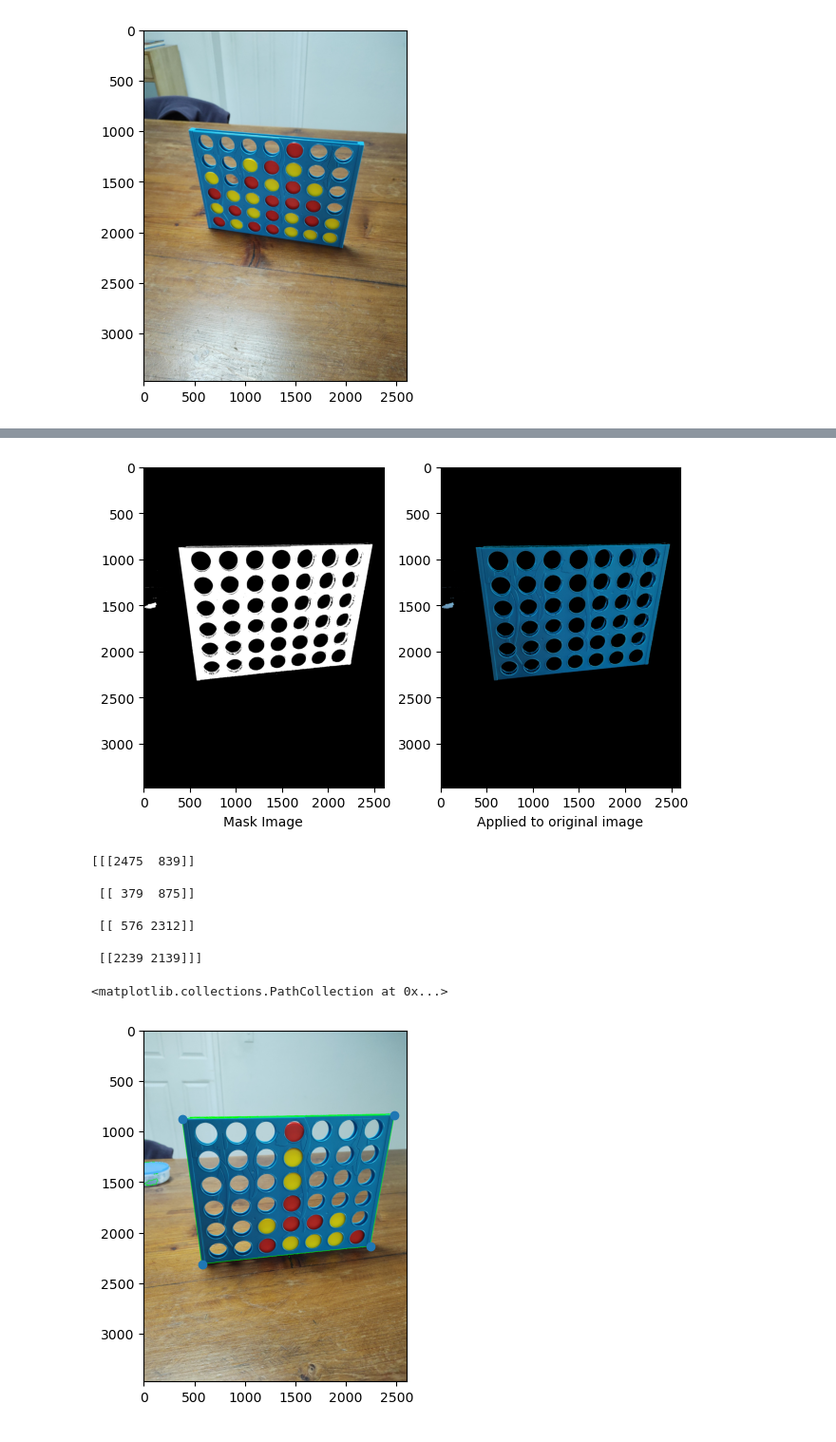
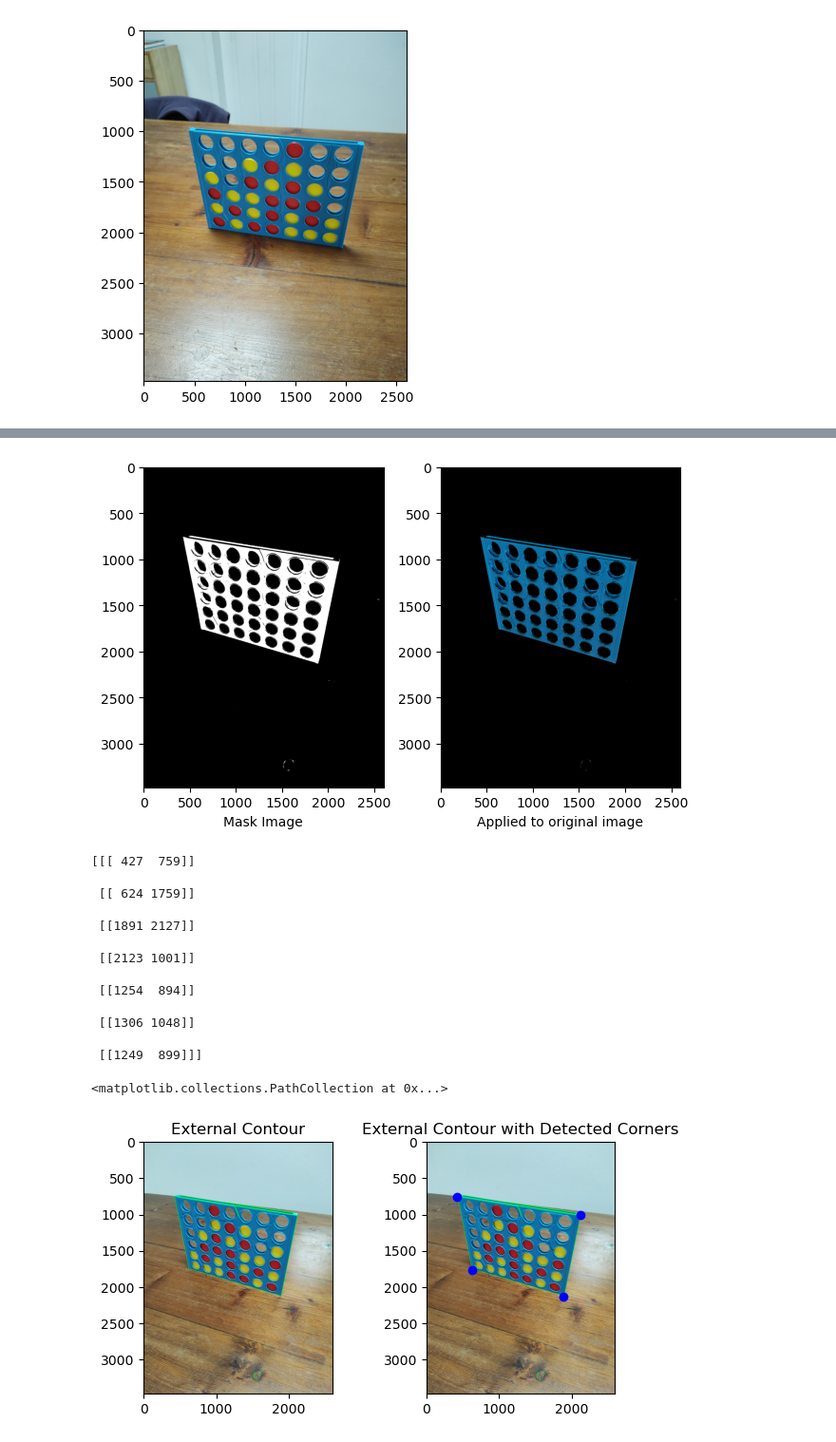
Before and after one commit to AmelineA2003/AMME5710, a Jupyter notebook: Assignments/A1/Question_2/Q2_all.ipynb, the cells around one changed output, grey strips where cells are left out. Shown at 95% size. Drawn from its saved outputs; the diff is of its cells as text; code cells hidden in the pictures.

```diff
--- a/Assignments/A1/Question_2/Q2_all.ipynb
+++ b/Assignments/A1/Question_2/Q2_all.ipynb
@@ -184,7 +195,7 @@ def find_game_state(warped_image):
 # %%
 
 
-im_01 = cv2.imread('connect_four_images_A1/007.jpg')
+im_01 = cv2.imread('connect_four_images_A1/011.jpg')
 im = cv2.cvtColor(im_01, cv2.COLOR_BGR2RGB)
 
 im_hsv = cv2.cvtColor(im, cv2.COLOR_RGB2HSV)
@@ -203,6 +214,7 @@ axis.scatter(H.flatten(), S.flatten(), V.flatten(), facecolors=pixel_colours, ma
 axis.set_xlabel("Hue")
 axis.set_ylabel("Saturation")
 axis.set_zlabel("Value")
+axis.set_title("HSV Plot for Entire Image")
 axis.view_init(30,70) # (elevation, azimuth, roll): try adjusting to view from different perspectives
 
 plt.tight_layout()
@@ -254,35 +266,60 @@ plt.xlabel('Applied to original image')
 
 plt.tight_layout()
 # %% [output]
-[figure, old version]
+[figure, new version]
 # %%
 # Apply contour to find edges of the board
 contours, hierarchy = cv2.findContours(mask, cv2.RETR_EXTERNAL, cv2.CHAIN_APPROX_SIMPLE)
 largest_contour = max(contours, key=cv2.contourArea)
 im_contours = im.copy()
 cv2.drawContours(im_contours, contours, -1, (0,255,0), 3) # draw using bright green
 
+
+plt.subplots_adjust(wspace=0.5)  # Increase value for more space
+
+plt.subplot(121)
 plt.imshow(im_contours) # show the thresholded image
+plt.title("External Contour")
 
 
 arclength = cv2.arcLength(largest_contour, True)
 epsilon = 0.02 * arclength
 approx_corners = cv2.approxPolyDP(largest_contour, epsilon, True)
 print(approx_corners)
 approx_corners = approx_corners.reshape(-1, 2)
 
+ordered_corners = np.zeros((4, 2), dtype="float32")
+corners_sum = approx_corners.sum(axis=1)
+corners_diff = np.diff(approx_corners, axis=1)
 
-x = approx_corners[:,0]
-y = approx_corners[:,1]
+ordered_corners[0] = approx_corners[np.argmin(corners_sum)]
+ordered_corners[2] = approx_corners[np.argmax(corners_sum)]
+ordered_corners[1] = approx_corners[np.argmin(corners_diff)]
+ordered_corners[3] = approx_corners[np.argmax(corners_diff)]
 
-plt.scatter(x, y)
+
+
+
+plt.subplot(122)
+plt.imshow(im_contours) # show the thresholded image
+plt.title("External Contour with Detected Corners")
+x = ordered_corners[:,0]
+y = ordered_corners[:,1]
+
+plt.scatter(x, y, color='b')
 # %% [output]
-[[[2475  839]]
+[[[ 427  759]]
 
- [[ 379  875]]
+ [[ 624 1759]]
 
- [[ 576 2312]]
+ [[1891 2127]]
 
- [[2239 2139]]]
+ [[2123 1001]]
+
+ [[1254  894]]
+
+ [[1306 1048]]
+
+ [[1249  899]]]
 <matplotlib.collections.PathCollection at 0x...>
-[figure, old version]
+[figure, new version]
```
Also changed, not shown: parts of 10 cells of this notebook, 10 other files.
